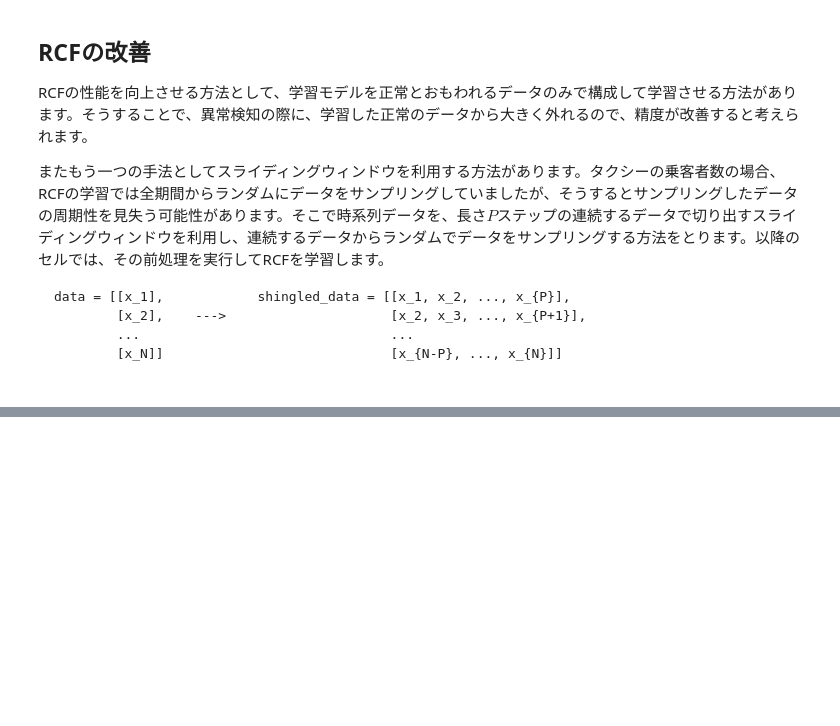
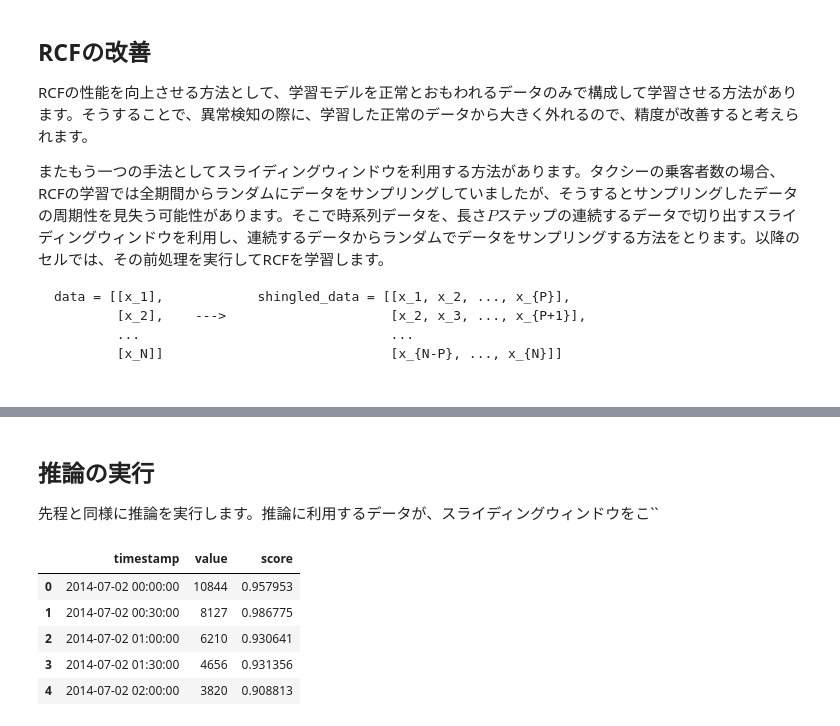
Before and after one commit to harusametime/sagemaker-notebooks, a Jupyter notebook: random_cut_forest/random_cut_forest.ipynb, the cells around one changed output, grey strips where cells are left out. Cells and saved outputs as stored; diff of their text form; code cells hidden in the pictures; blank space fills up the shorter version.

```diff
--- a/random_cut_forest/random_cut_forest.ipynb
+++ b/random_cut_forest/random_cut_forest.ipynb
@@ -261,3 +356,25 @@ rcf_inference.deserializer = json_deserializer
+# %% [markdown]
+## 推論の実行
+
+先程と同様に推論を実行します。推論に利用するデータが、スライディングウィンドウをこ``
+# %%
+results = rcf_inference.predict(taxi_data_shingled)
+
+scores = [datum['score'] for datum in results['scores']]
+
+# add scores to taxi data frame and print first few values
+taxi_data['score'] = pd.Series(scores)
+
+# Anomaly will be detected in one day because last data for 1 day is used for anomaly detection.
+taxi_data['timestamp'] = pd.to_datetime(taxi_data['timestamp']) + pd.DateOffset(days=1)
+taxi_data.head()
+# %% [output]
+|  | timestamp | value | score |
+| 0 | 2014-07-02 00:00:00 | 10844 | 0.957953 |
+| 1 | 2014-07-02 00:30:00 | 8127 | 0.986775 |
+| 2 | 2014-07-02 01:00:00 | 6210 | 0.930641 |
+| 3 | 2014-07-02 01:30:00 | 4656 | 0.931356 |
+| 4 | 2014-07-02 02:00:00 | 3820 | 0.908813 |
 # %%
 fig, ax1 = plt.subplots()
 ax2 = ax1.twinx()
```
Also changed, not shown: parts of 21 cells of this notebook.
